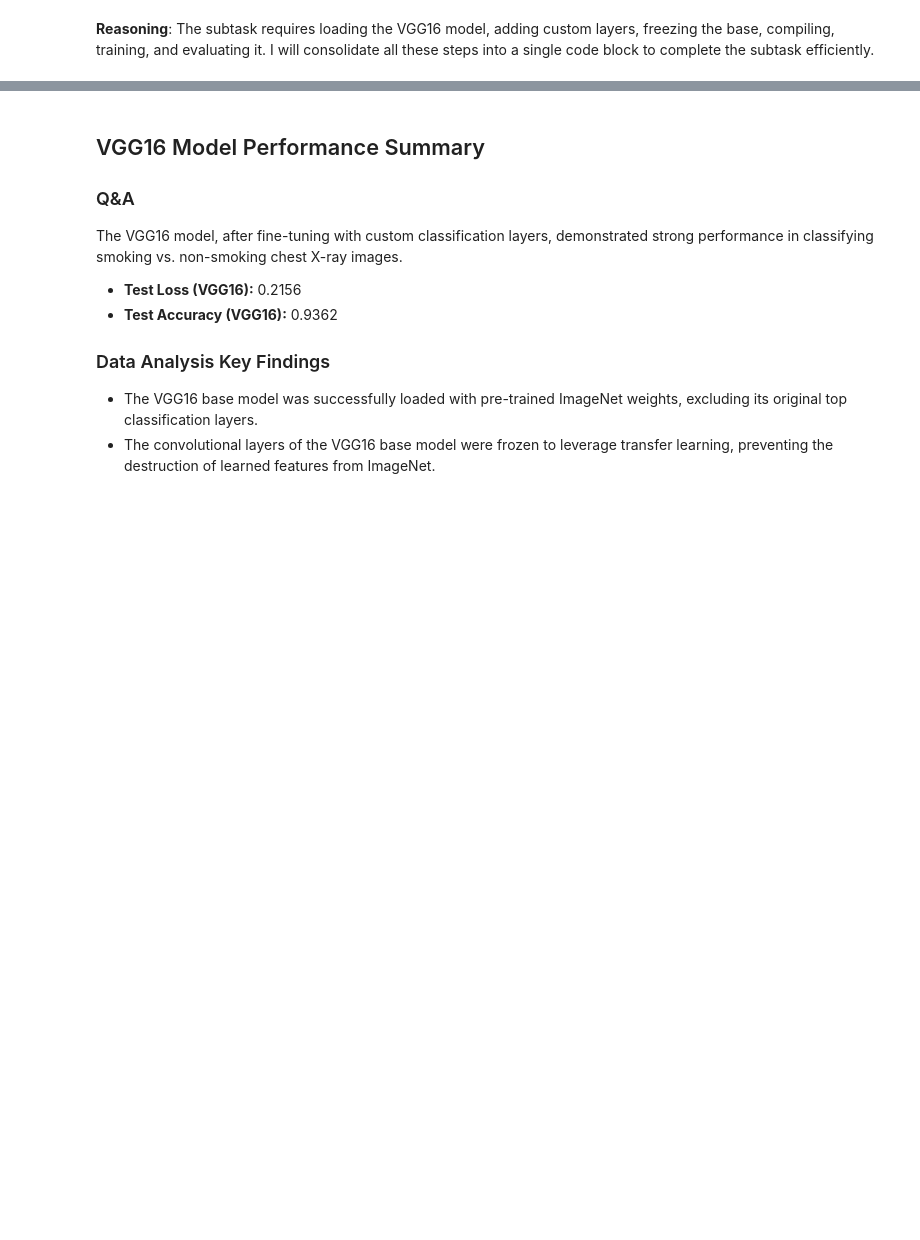
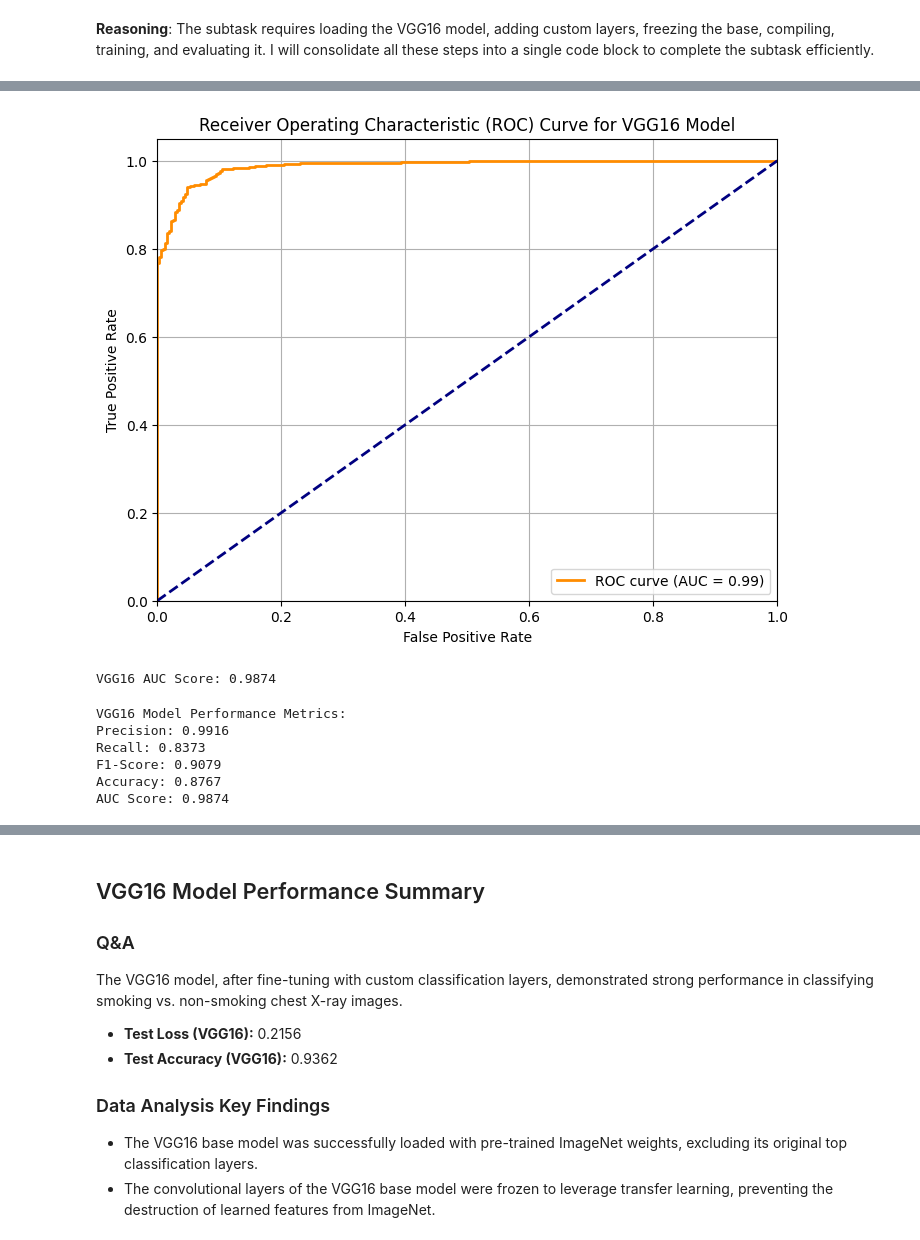
Before and after one commit to rakeshckm/research, a Jupyter notebook: smokingvsnonsmokingv2.ipynb, the cells around one changed output, grey strips where cells are left out. Cells and saved outputs as stored; diff of their text form; code cells hidden in the pictures; blank space fills up the shorter version.

```diff
--- a/smokingvsnonsmokingv2.ipynb
+++ b/smokingvsnonsmokingv2.ipynb
@@ -1047,0 +1131,52 @@ Test Accuracy (VGG16): 0.9362
+# %%
+from sklearn.metrics import roc_curve, auc
+import matplotlib.pyplot as plt
+
+# Calculate ROC curve and AUC for VGG16
+# The 'true_labels' are already flattened and binary from previous steps
+# The 'predicted_probabilities_vgg16' are the output probabilities from the VGG16 model
+
+fpr_vgg16, tpr_vgg16, thresholds_vgg16 = roc_curve(true_labels, predicted_probabilities_vgg16)
+roc_auc_vgg16 = auc(fpr_vgg16, tpr_vgg16)
+
+# Plotting the ROC curve for VGG16
+plt.figure(figsize=(8, 6))
+plt.plot(fpr_vgg16, tpr_vgg16, color='darkorange', lw=2, label=f'ROC curve (AUC = {roc_auc_vgg16:.2f})')
+plt.plot([0, 1], [0, 1], color='navy', lw=2, linestyle='--')
+plt.xlim([0.0, 1.0])
+plt.ylim([0.0, 1.05])
+plt.xlabel('False Positive Rate')
+plt.ylabel('True Positive Rate')
+plt.title('Receiver Operating Characteristic (ROC) Curve for VGG16 Model')
+plt.legend(loc='lower right')
+plt.grid(True)
+plt.show()
+
+print(f"VGG16 AUC Score: {roc_auc_vgg16:.4f}")
+# %% [output]
+[figure, added]
+VGG16 AUC Score: 0.9874
+# %%
+import numpy as np
+from sklearn.metrics import confusion_matrix, precision_score, recall_score, f1_score, accuracy_score, roc_auc_score
+
+# Calculate performance metrics for VGG16
+precision_vgg16 = precision_score(true_labels, predicted_labels_vgg16)
+recall_vgg16 = recall_score(true_labels, predicted_labels_vgg16)
+f1_vgg16 = f1_score(true_labels, predicted_labels_vgg16)
+accuracy_vgg16_calc = accuracy_score(true_labels, predicted_labels_vgg16)
+auc_vgg16 = roc_auc_score(true_labels, predicted_probabilities_vgg16)
+
+print(f"\nVGG16 Model Performance Metrics:")
+print(f"Precision: {precision_vgg16:.4f}")
+print(f"Recall: {recall_vgg16:.4f}")
+print(f"F1-Score: {f1_vgg16:.4f}")
+print(f"Accuracy: {accuracy_vgg16_calc:.4f}")
+print(f"AUC Score: {auc_vgg16:.4f}")
+# %% [output]
+VGG16 Model Performance Metrics:
+Precision: 0.9916
+Recall: 0.8373
+F1-Score: 0.9079
+Accuracy: 0.8767
+AUC Score: 0.9874
```
Also changed, not shown: parts of 24 cells of this notebook.
